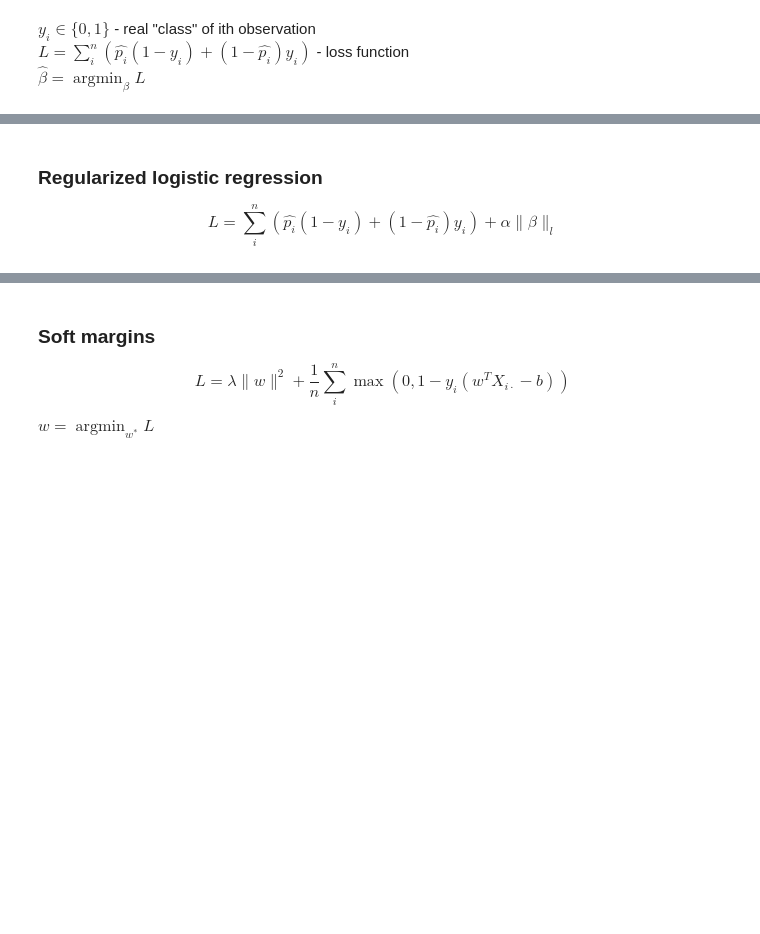
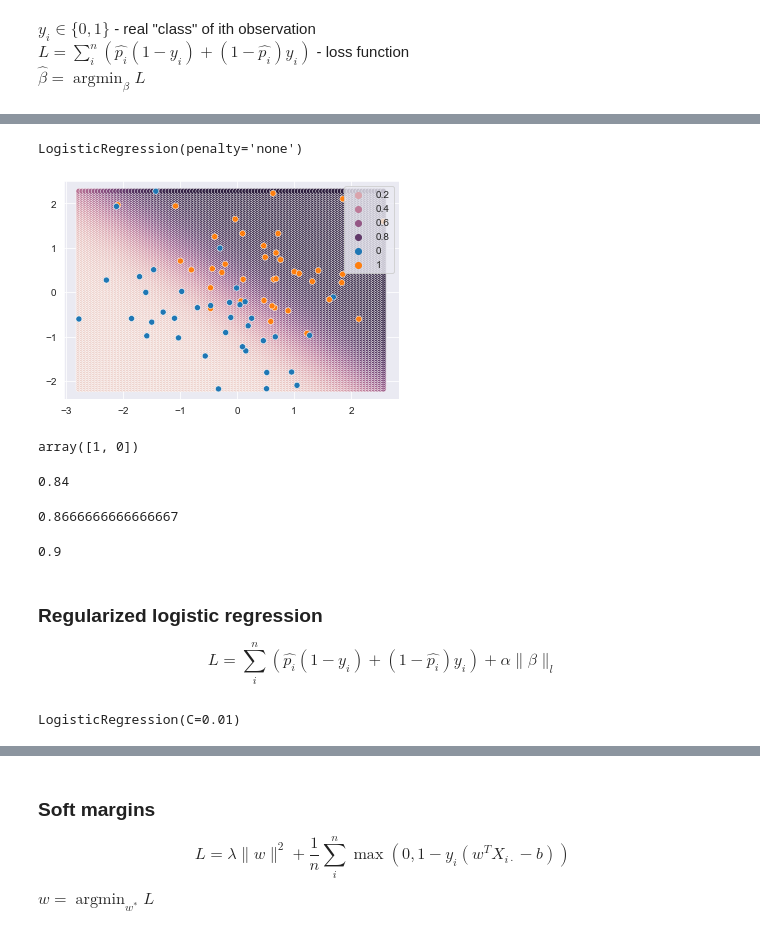
Before and after one commit to Gauss-PWr/DIY, a Jupyter notebook: VI. classification/Notebook.ipynb, the cells around one changed output, grey strips where cells are left out. Drawn from its saved outputs; the diff is of its cells as text; code cells hidden in the pictures; blank space fills up the shorter version.

Commit message:
Added regression

```diff
--- a/VI. classification/Notebook.ipynb
+++ b/VI. classification/Notebook.ipynb
@@ -65,6 +156,10 @@ Requirement already satisfied: scipy>=1.1.0 in c:\users\mikol\anaconda3\envs\diy
 ## Algorithms
 
 ![](media\classifiers.png)
+# %%
+train_x, train_y = train[['x1', 'x2']], train['y']
+val_x, val_y = val[['x1', 'x2']], val['y']
+test_x, test_y = test[['x1', 'x2']], test['y']
 # %% [markdown]
 ### Logistic Regression
 
@@ -86,6 +181,11 @@ $\hat{\beta}=\operatorname{argmin}_{\beta}{L}$
 More about Gradient Descent next time
 # %%
 from sklearn.linear_model import LogisticRegression
+# %%
+logistic = LogisticRegression(penalty='none')
+logistic.fit(train_x, train_y)
+# %% [output]
+LogisticRegression(penalty='none')
 # %%
 def model_plane(model, points=100):
 
@@ -95,6 +195,31 @@ def model_plane(model, points=100):
     y = model.predict_proba(np.stack((x1, x2)).T)
     sns.scatterplot(x=x1, y=x2, hue=y[:, 1])
     sns.scatterplot(x=x[:, 0], y=x[:, 1], hue=np.array(train_y))
+# %%
+model_plane(logistic)
+# %% [output]
+[figure, added]
+# %%
+logistic.predict([[-1, 1], [1, -1]])
+# %% [output]
+array([1, 0])
+# %%
+logistic.score(train_x, train_y)
+# %% [output]
+0.84
+# %%
+logistic.score(val_x, val_y)
+# %% [output]
+0.8666666666666667
+# %%
+logistic.score(test_x, test_y)
+# %% [output]
+0.9
 # %% [markdown]
 ### Regularized logistic regression
 $$L=\sum_i^n{\left(\hat{p_i}(1-y_i)+\left(1-\hat{p_i}\right)y_i\right)}+\alpha\|\beta\|_l$$
+# %%
+regular = LogisticRegression(penalty='l2', C=.01)
+regular.fit(train_x, train_y)
+# %% [output]
+LogisticRegression(C=0.01)
```
Also changed, not shown: parts of 35 cells of this notebook, 23 other files.
